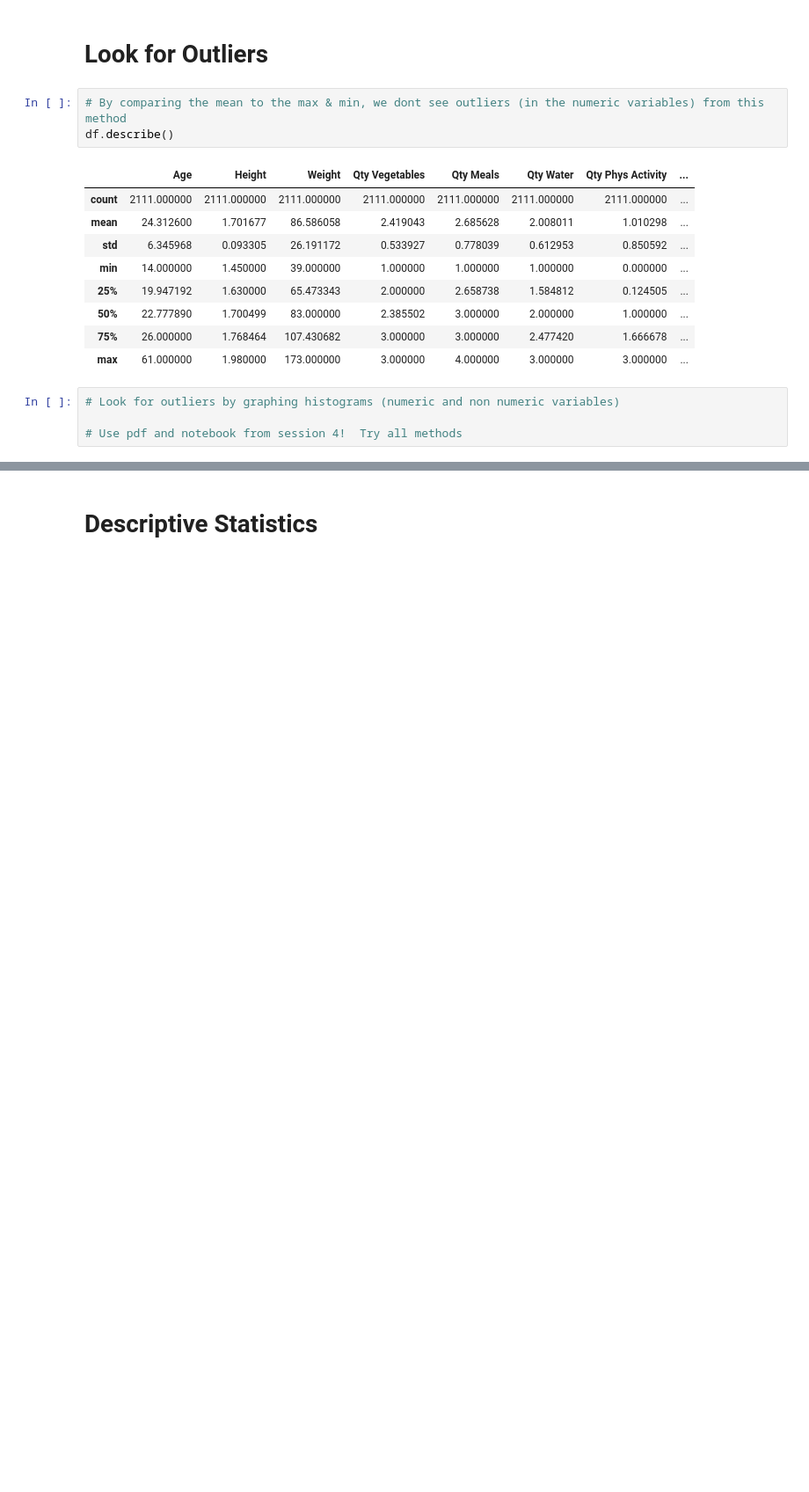
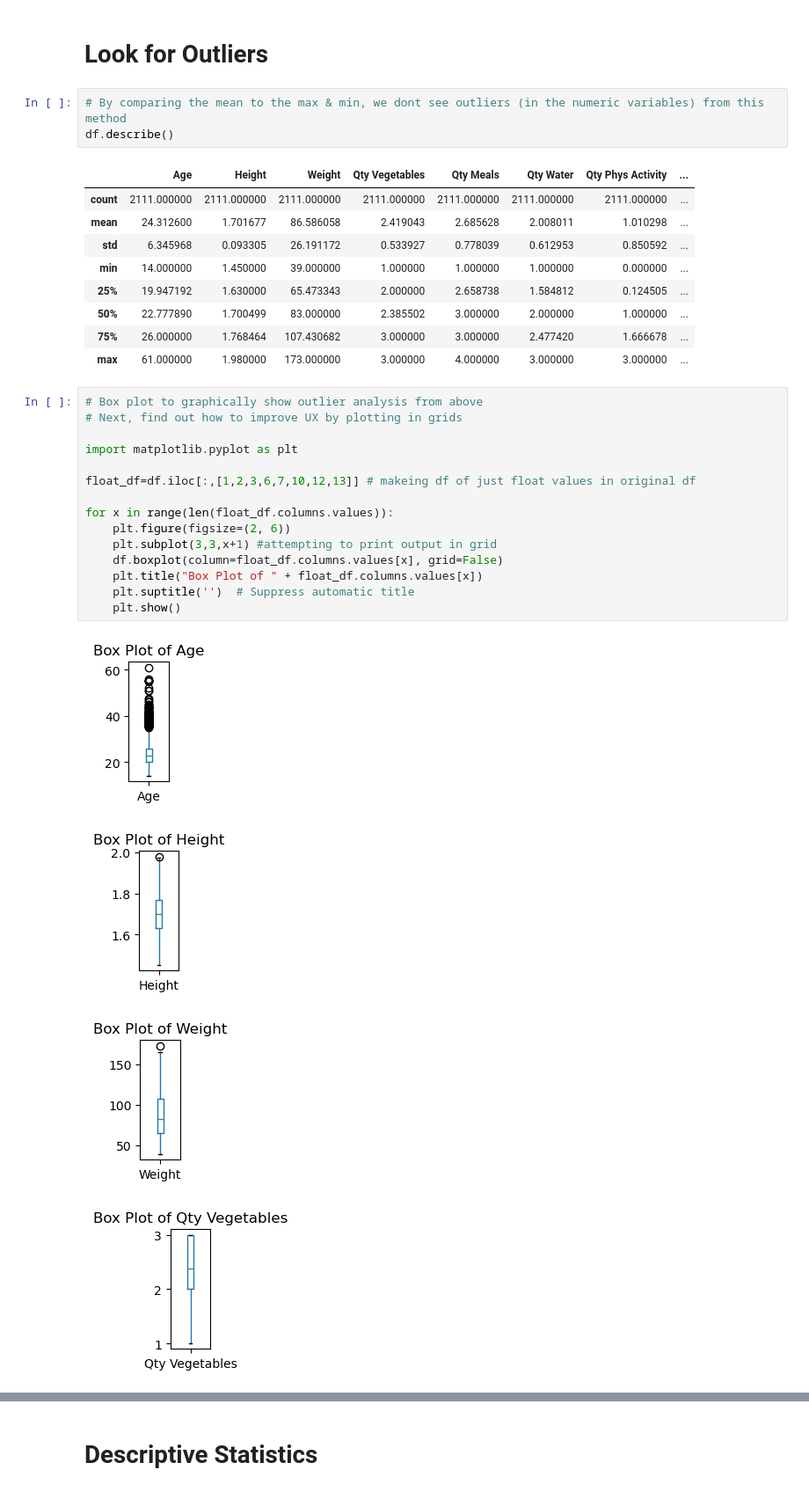
Before and after one commit to vhuson/cmu-case-study, a Jupyter notebook: CaseStudy.ipynb, the cells around one changed output, grey strips where cells are left out. Shown: that part at 88% size. Drawn from its saved outputs; the diff is of its cells as text; blank space fills up the shorter version.

```diff
--- a/CaseStudy.ipynb
+++ b/CaseStudy.ipynb
@@ -133,7 +133,23 @@ df.describe()
 | 50% | 22.777890 | 1.700499 | 83.000000 | 2.385502 | 3.000000 | 2.000000 | 1.000000 | ... |
 | 75% | 26.000000 | 1.768464 | 107.430682 | 3.000000 | 3.000000 | 2.477420 | 1.666678 | ... |
 | max | 61.000000 | 1.980000 | 173.000000 | 3.000000 | 4.000000 | 3.000000 | 3.000000 | ... |
-# %%
-# Look for outliers by graphing histograms (numeric and non numeric variables)
-
-# Use pdf and notebook from session 4!  Try all methods
+# %%
+# Box plot to graphically show outlier analysis from above
+# Next, find out how to improve UX by plotting in grids
+
+import matplotlib.pyplot as plt
+
+float_df=df.iloc[:,[1,2,3,6,7,10,12,13]] # makeing df of just float values in original df
+
+for x in range(len(float_df.columns.values)):
+    plt.figure(figsize=(2, 6))
+    plt.subplot(3,3,x+1) #attempting to print output in grid
+    df.boxplot(column=float_df.columns.values[x], grid=False)
+    plt.title("Box Plot of " + float_df.columns.values[x])
+    plt.suptitle('')  # Suppress automatic title
+    plt.show()
+# %% [output]
+[figure, added]
+[figure, added]
+[figure, added]
+[figure, added]
```
Also changed, not shown: parts of 9 cells of this notebook.
